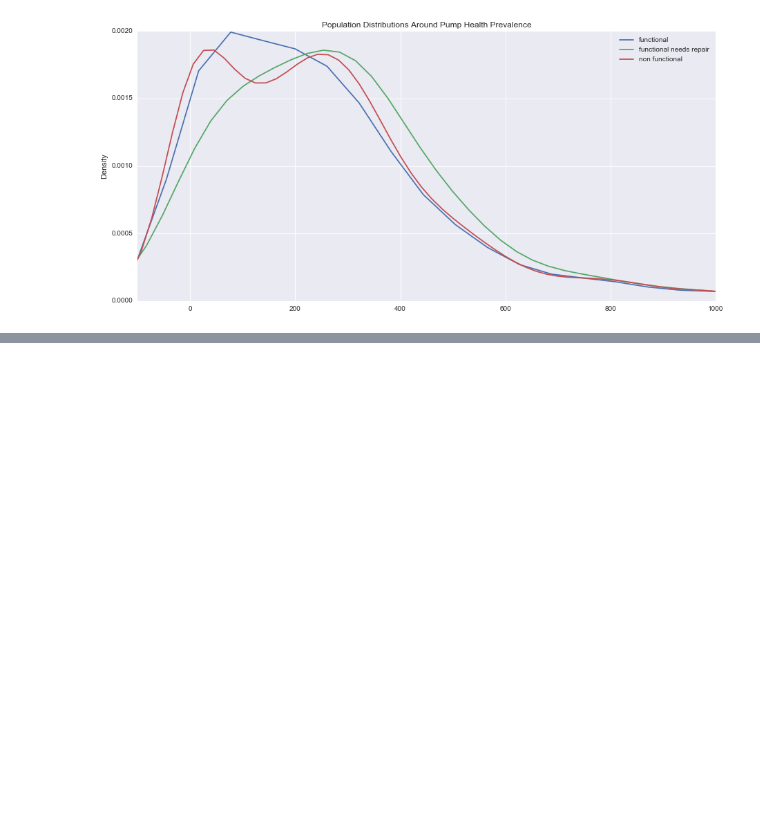
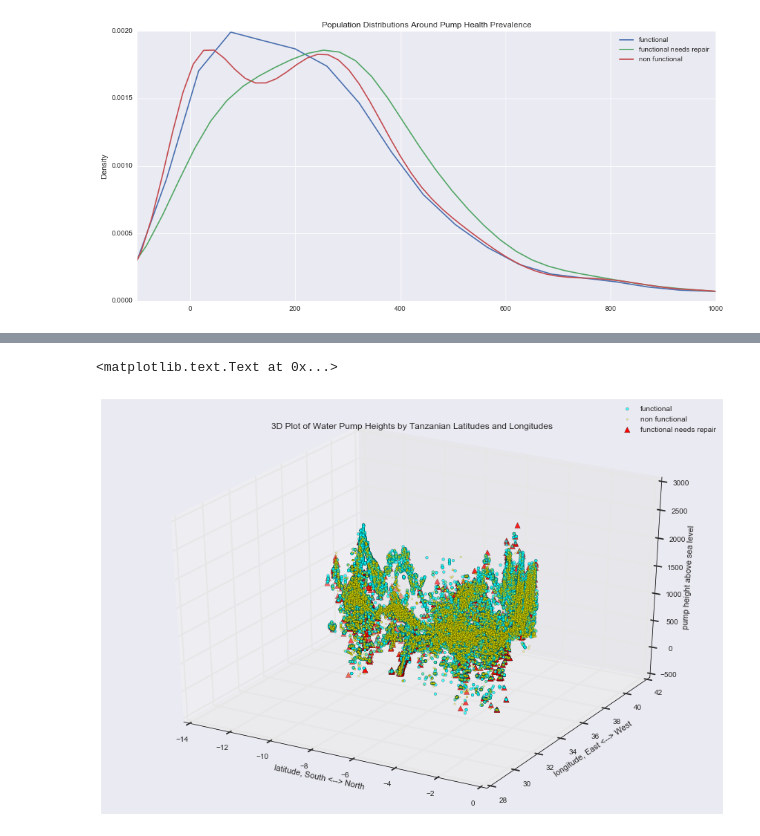
Before and after one commit to ashirwad08/predict-water-pump-failure, a Jupyter notebook: MVP_work/ash_MVP_explore_train.ipynb, the cells around one changed output, grey strips where cells are left out. Drawn from its saved outputs; the diff is of its cells as text; code cells hidden in the pictures; blank space fills up the shorter version.

```diff
--- a/MVP_work/ash_MVP_explore_train.ipynb
+++ b/MVP_work/ash_MVP_explore_train.ipynb
@@ -53,0 +84,47 @@ Name: population, dtype: object
+# %%
+dat_backup=dat.copy()
+# %%
+dat=dat_backup
+# %%
+# now that gps_height is imputed, try replotting in 3D to better see height. Try to remove longitudinal outlier at 12
+#let's go 3D with lat, long, and gps-height; by pump health
+
+dat = dat[dat.longitude>10]
+
+from mpl_toolkits.mplot3d import Axes3D
+fig = plt.figure(figsize=(15,10))
+ax = fig.add_subplot(111, projection='3d')
+ax.scatter(xs=dat.loc[dat.status_group.isin(['functional']),'latitude'],
+           ys=dat.loc[dat.status_group.isin(['functional']),'longitude'],
+           zs=dat.loc[dat.status_group.isin(['functional']),'gps_height'],
+           c='cyan',
+           alpha=0.7,
+           marker='.',
+           s=55,
+          label='functional')
+ax.scatter(xs=dat.loc[dat.status_group.isin(['non functional']),'latitude'],
+           ys=dat.loc[dat.status_group.isin(['non functional']),'longitude'],
+           zs=dat.loc[dat.status_group.isin(['non functional']),'gps_height'],
+           c='yellow',
+           marker='.',
+           alpha=.4,
+          s=21,
+          label='non functional')
+ax.scatter(xs=dat.loc[dat.status_group.isin(['functional needs repair']),'latitude'],
+           ys=dat.loc[dat.status_group.isin(['functional needs repair']),'longitude'],
+           zs=dat.loc[dat.status_group.isin(['functional needs repair']),'gps_height'],
+           c='red',
+           marker='^',
+          s=55,
+          label='functional needs repair', depthshade=True)
+ax.set_xlabel('latitude, South <--> North')
+ax.set_ylabel('longitude, East <--> West')
+ax.set_zlabel('pump height above sea level')
+#ax.xy_dataLim([-14,30],[0,50])
+#ax.ylim(10,50)
+#ax.zlim(-500,2500)
+ax.legend()
+ax.set_title('3D Plot of Water Pump Heights by Tanzanian Latitudes and Longitudes')
+# %% [output]
+<matplotlib.text.Text at 0x...>
+[figure, added]
```
Also changed, not shown: parts of 6 cells of this notebook, 7 other files.
